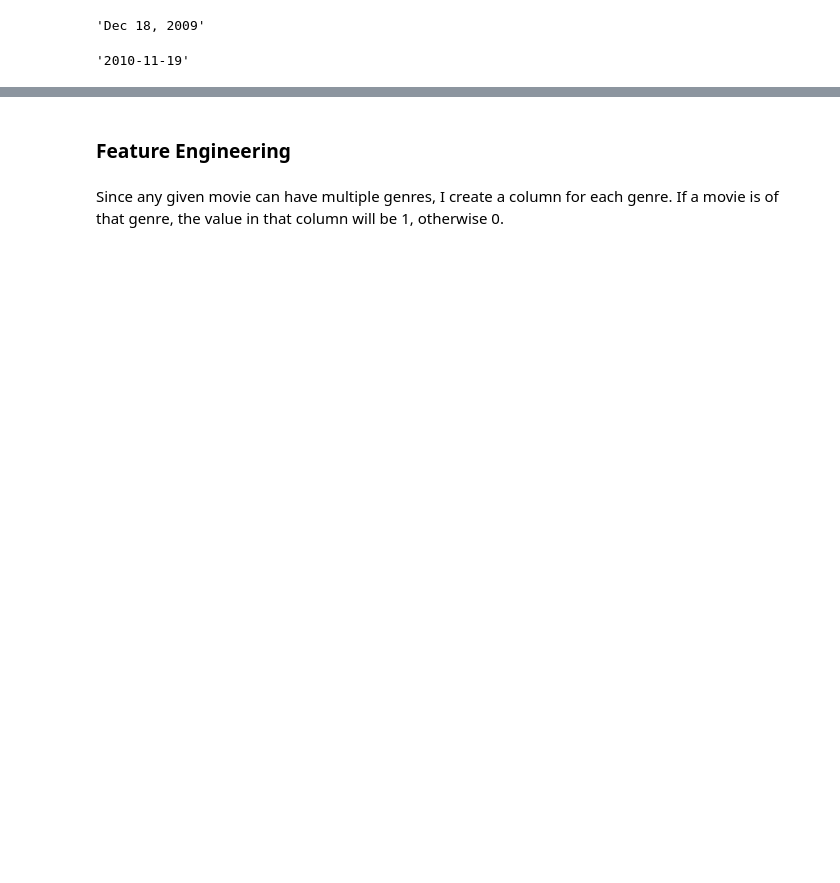
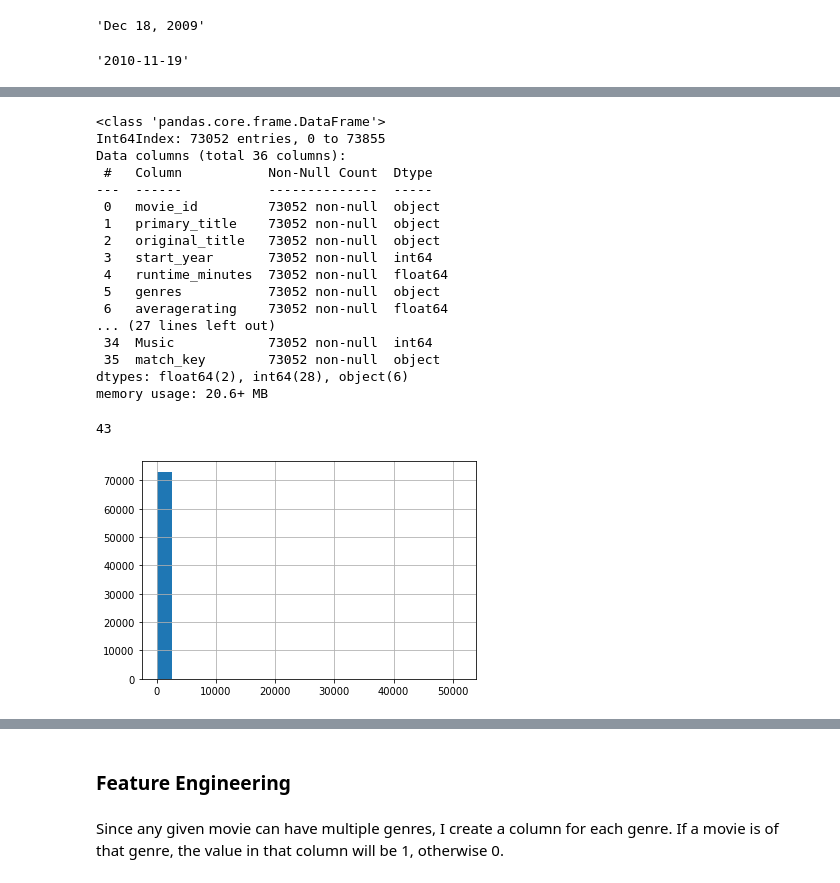
Before and after one commit to ntdoris/movie-revenue-analysis, a Jupyter notebook: natalya_doris_project1.ipynb, the cells around one changed output, grey strips where cells are left out. Saved outputs shown, nothing was run; the diff lists cells and outputs as text; code cells hidden in the pictures; blank space fills up the shorter version.

```diff
--- a/natalya_doris_project1.ipynb
+++ b/natalya_doris_project1.ipynb
@@ -265,0 +511,28 @@ display(df_im[df_im['original_title'].str.contains('Star Wars')])
+# %%
+df_im.info()
+# runtime minutes has a few thousand missing values - let's see a histogram
+# if fairly normal distribution, will assign missing values with mean
+
+df_im['runtime_minutes'].hist(bins=20) # there is clearly some outlier skewing the data
+
+display(len(df_im[df_im['runtime_minutes']>300])) # Only 43 movies have a runtime longer than 300 minutes
+# %% [output]
+<class 'pandas.core.frame.DataFrame'>
+Int64Index: 73052 entries, 0 to 73855
+Data columns (total 36 columns):
+ #   Column           Non-Null Count  Dtype
+---  ------           --------------  -----
+ 0   movie_id         73052 non-null  object
+ 1   primary_title    73052 non-null  object
+ 2   original_title   73052 non-null  object
+ 3   start_year       73052 non-null  int64
+ 4   runtime_minutes  73052 non-null  float64
+ 5   genres           73052 non-null  object
+ 6   averagerating    73052 non-null  float64
+... (27 lines left out)
+ 34  Music            73052 non-null  int64
+ 35  match_key        73052 non-null  object
+dtypes: float64(2), int64(28), object(6)
+memory usage: 20.6+ MB
+43
+[figure, added]
```
Also changed, not shown: parts of 60 cells of this notebook.
